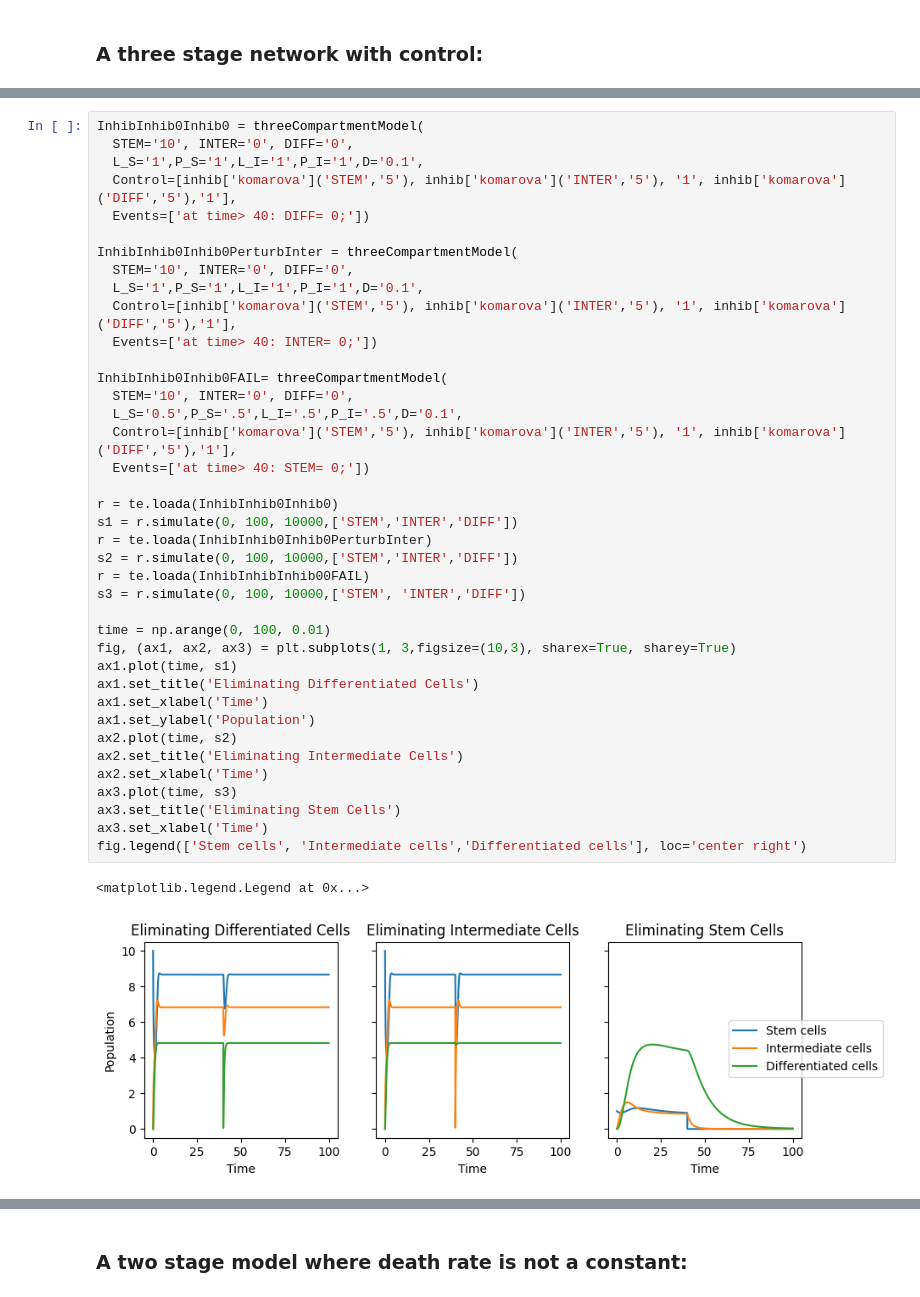
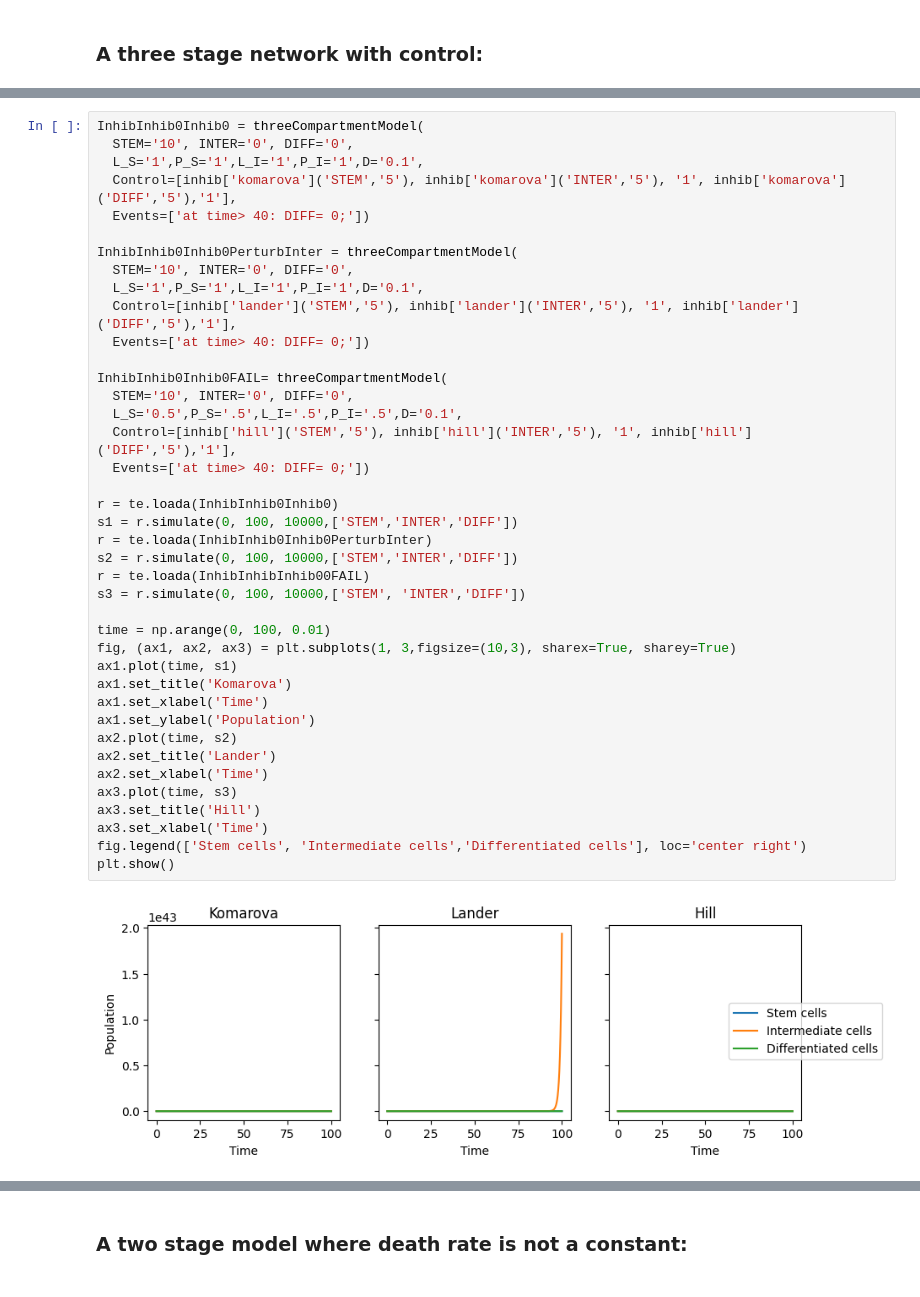
Before and after one commit to GJSeverino/Cell-Lineages, a Jupyter notebook: Nanohub_project.ipynb, the cells around one changed output, grey strips where cells are left out. Saved outputs shown, nothing was run; the diff lists cells and outputs as text.

```diff
--- a/Nanohub_project.ipynb
+++ b/Nanohub_project.ipynb
@@ -823,39 +1031,39 @@ InhibInhib0Inhib0 = threeCompartmentModel(
   L_S='1',P_S='1',L_I='1',P_I='1',D='0.1',
   Control=[inhib['komarova']('STEM','5'), inhib['komarova']('INTER','5'), '1', inhib['komarova']('DIFF','5'),'1'],
   Events=['at time> 40: DIFF= 0;'])
 
 InhibInhib0Inhib0PerturbInter = threeCompartmentModel(
   STEM='10', INTER='0', DIFF='0',
   L_S='1',P_S='1',L_I='1',P_I='1',D='0.1',
-  Control=[inhib['komarova']('STEM','5'), inhib['komarova']('INTER','5'), '1', inhib['komarova']('DIFF','5'),'1'],
-  Events=['at time> 40: INTER= 0;'])
+  Control=[inhib['lander']('STEM','5'), inhib['lander']('INTER','5'), '1', inhib['lander']('DIFF','5'),'1'],
+  Events=['at time> 40: DIFF= 0;'])
 
 InhibInhib0Inhib0FAIL= threeCompartmentModel(
   STEM='10', INTER='0', DIFF='0',
   L_S='0.5',P_S='.5',L_I='.5',P_I='.5',D='0.1',
-  Control=[inhib['komarova']('STEM','5'), inhib['komarova']('INTER','5'), '1', inhib['komarova']('DIFF','5'),'1'],
-  Events=['at time> 40: STEM= 0;'])
+  Control=[inhib['hill']('STEM','5'), inhib['hill']('INTER','5'), '1', inhib['hill']('DIFF','5'),'1'],
+  Events=['at time> 40: DIFF= 0;'])
 
 r = te.loada(InhibInhib0Inhib0)
 s1 = r.simulate(0, 100, 10000,['STEM','INTER','DIFF'])
 r = te.loada(InhibInhib0Inhib0PerturbInter)
 s2 = r.simulate(0, 100, 10000,['STEM','INTER','DIFF'])
 r = te.loada(InhibInhibInhib00FAIL)
 s3 = r.simulate(0, 100, 10000,['STEM', 'INTER','DIFF'])
 
 time = np.arange(0, 100, 0.01)
 fig, (ax1, ax2, ax3) = plt.subplots(1, 3,figsize=(10,3), sharex=True, sharey=True)
 ax1.plot(time, s1)
-ax1.set_title('Eliminating Differentiated Cells')
+ax1.set_title('Komarova')
 ax1.set_xlabel('Time')
 ax1.set_ylabel('Population')
 ax2.plot(time, s2)
-ax2.set_title('Eliminating Intermediate Cells')
+ax2.set_title('Lander')
 ax2.set_xlabel('Time')
 ax3.plot(time, s3)
-ax3.set_title('Eliminating Stem Cells')
+ax3.set_title('Hill')
 ax3.set_xlabel('Time')
 fig.legend(['Stem cells', 'Intermediate cells','Differentiated cells'], loc='center right')
+plt.show()
 # %% [output]
-<matplotlib.legend.Legend at 0x...>
-[figure, old version]
+[figure, new version]
```
Also changed, not shown: parts of 38 cells of this notebook.
